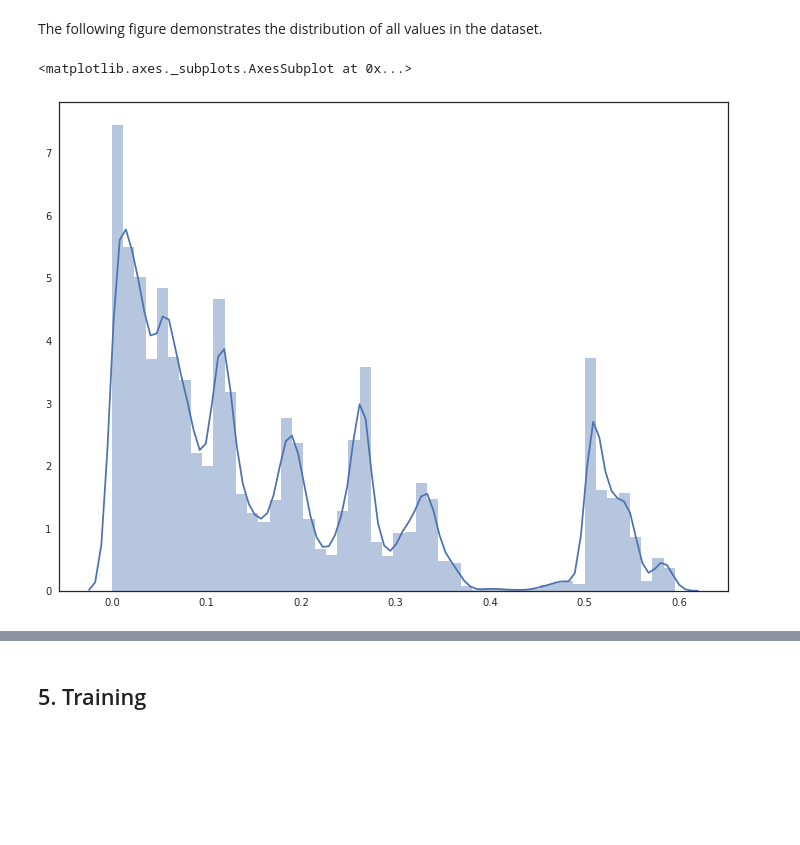
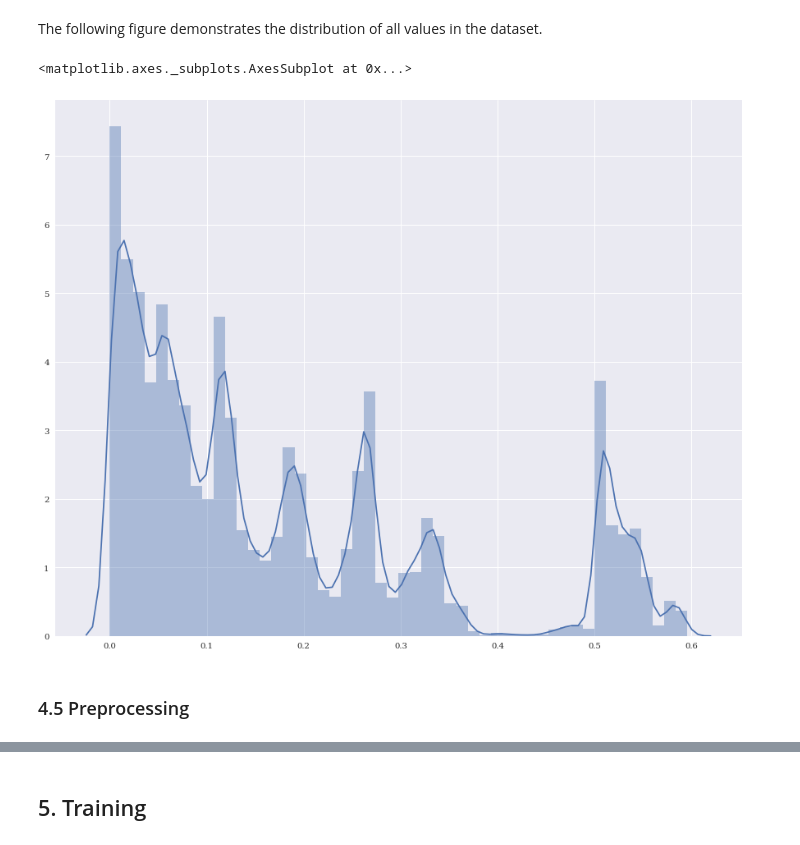
Before and after one commit to Bismarrck/kcon, a Jupyter notebook: mbenn/zhai_mbenn.ipynb, the cells around one changed output, grey strips where cells are left out. Drawn from its saved outputs; the diff is of its cells as text; code cells hidden in the pictures; blank space fills up the shorter version.

Commit message:
Update the plotting codes to get better figures.

```diff
--- a/mbenn/zhai_mbenn.ipynb
+++ b/mbenn/zhai_mbenn.ipynb
@@ -41,7 +41,7 @@ from os import makedirs, listdir
 from scipy.misc import comb
 from sklearn.preprocessing import MinMaxScaler
 from sklearn.model_selection import train_test_split
-from sklearn.metrics import pairwise_distances
+from sklearn.metrics import pairwise_distances, r2_score
 from itertools import combinations
 from matplotlib import pyplot as plt
 from IPython.display import clear_output, Image, display, HTML
@@ -49,6 +49,7 @@ from tensorflow.python.framework import constant_op
 from tensorflow.python.framework import ops
 from tensorflow.python.ops import control_flow_ops
 from tensorflow.python.ops import math_ops
+sns.set(font="serif")
 plt.rcParams["figure.figsize"] = [15, 12]
 # %%
 # The patch size is always 1x1
@@ -439,10 +445,3 @@ def extract_xyz(filename, verbose=True):
     hdb.close()
 
   return energies, coordinates, forces
-# %%
-plt.rcParams["figure.figsize"] = [12, 9]
-energies, coordinates, _ = extract_xyz(XYZ_FILE)
-sns.set_style("white")
-plt.xlabel("Index")
-plt.ylabel("DFTB Energy (a.u.)")
-plt.plot(energies, 'r.')
@@ -592,8 +606,9 @@ Use existed features and targets.
 # %% [markdown]
 The following figure demonstrates the distribution of all values in the dataset.
 # %%
-sns.set_style("white")
 sns.distplot(features.flatten()[::20])
 # %% [output]
 <matplotlib.axes._subplots.AxesSubplot at 0x...>
-[figure, old version]
+[figure, new version]
+# %% [markdown]
+### 4.5 Preprocessing
```
Also changed, not shown: parts of 15 cells of this notebook.
